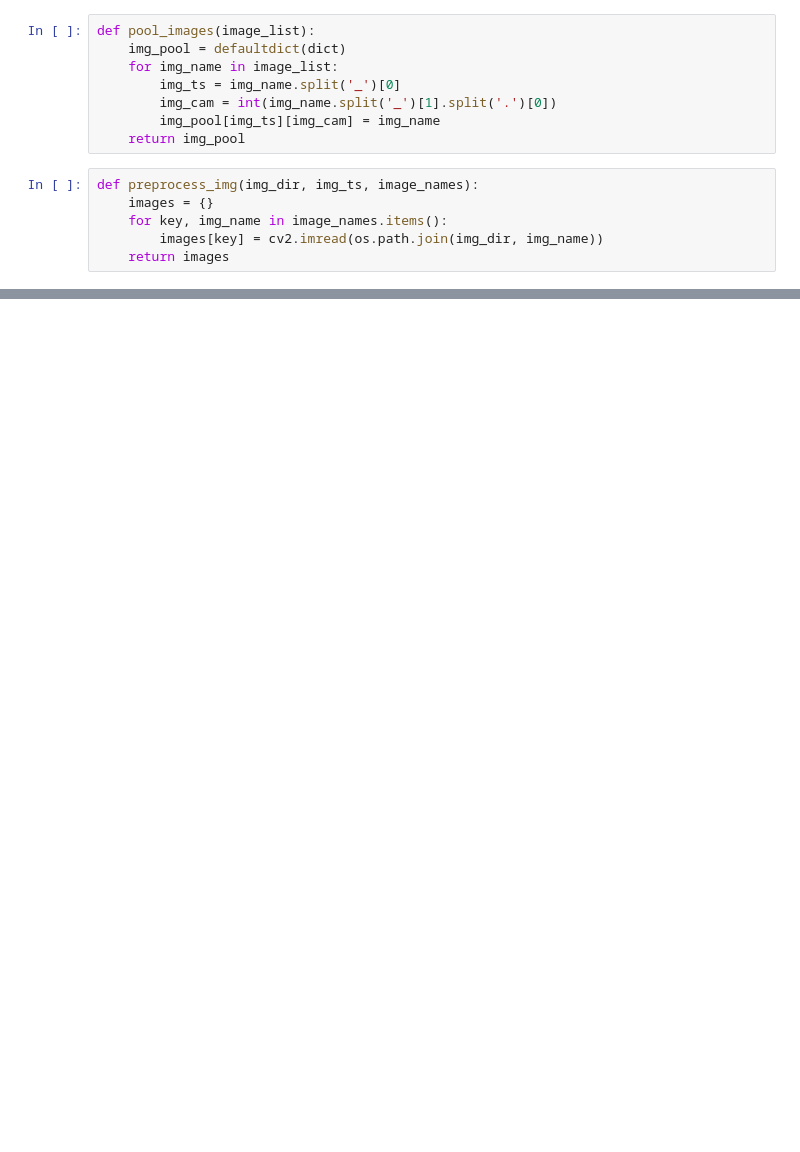
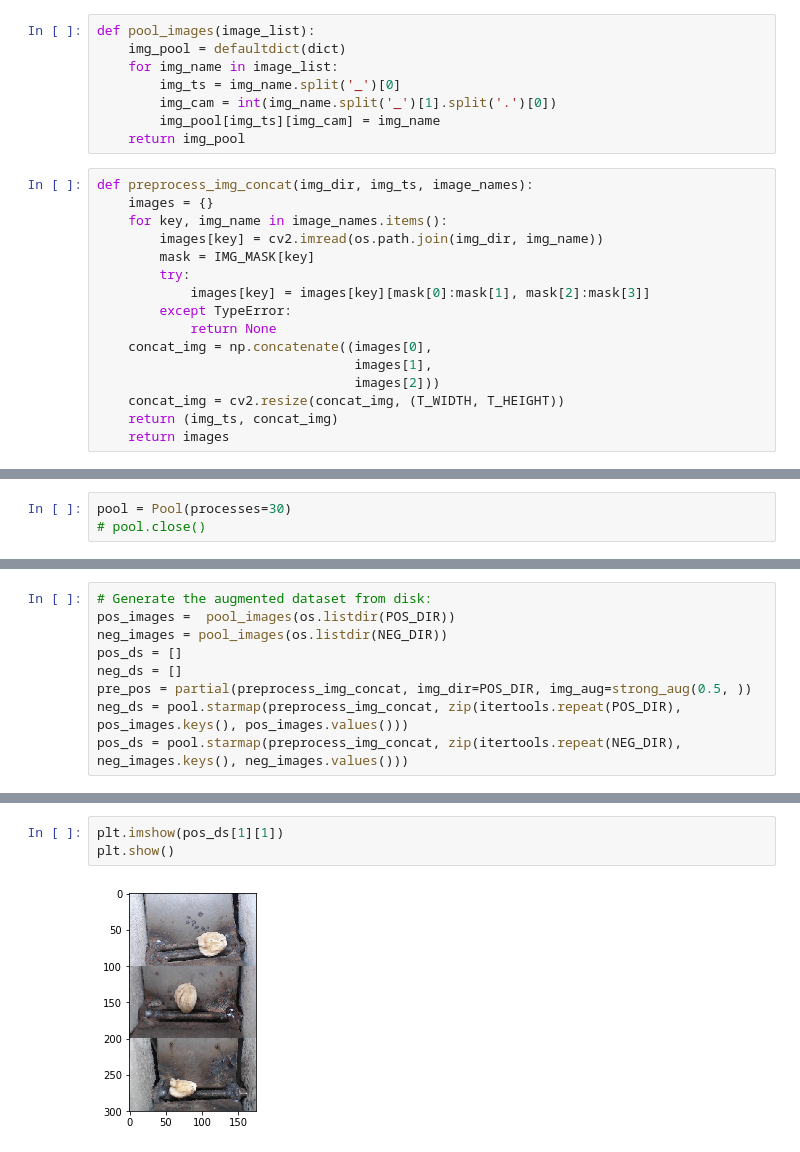
Before and after one commit to dulacarnold/thingsorter, a Jupyter notebook: notebooks/Preprocessing.ipynb, the cells around one changed output, grey strips where cells are left out. Cells and saved outputs as stored; diff of their text form; blank space fills up the shorter version.

```diff
--- a/notebooks/Preprocessing.ipynb
+++ b/notebooks/Preprocessing.ipynb
@@ -22,8 +98,18 @@ def pool_images(image_list):
         img_pool[img_ts][img_cam] = img_name
     return img_pool
 # %%
-def preprocess_img(img_dir, img_ts, image_names):
+def preprocess_img_concat(img_dir, img_ts, image_names):
     images = {}
     for key, img_name in image_names.items():
         images[key] = cv2.imread(os.path.join(img_dir, img_name))
+        mask = IMG_MASK[key]
+        try:
+            images[key] = images[key][mask[0]:mask[1], mask[2]:mask[3]]
+        except TypeError:
+            return None
+    concat_img = np.concatenate((images[0],
+                                 images[1],
+                                 images[2]))
+    concat_img = cv2.resize(concat_img, (T_WIDTH, T_HEIGHT))
+    return (img_ts, concat_img)
     return images
@@ -30 +152,4 @@ def preprocess_img(img_dir, img_ts, image_names):
+# %%
+pool = Pool(processes=30)
+# pool.close()
 # %%
@@ -49,0 +163,9 @@ TypeError: Object does not appear to be a 8-bit string path or a Python file-lik
+# %%
+# Generate the augmented dataset from disk:
+pos_images =  pool_images(os.listdir(POS_DIR))
+neg_images = pool_images(os.listdir(NEG_DIR))
+pos_ds = []
+neg_ds = []
+pre_pos = partial(preprocess_img_concat, img_dir=POS_DIR, img_aug=strong_aug(0.5, ))
+neg_ds = pool.starmap(preprocess_img_concat, zip(itertools.repeat(POS_DIR), pos_images.keys(), pos_images.values()))
+pos_ds = pool.starmap(preprocess_img_concat, zip(itertools.repeat(NEG_DIR), neg_images.keys(), neg_images.values()))
@@ -49,0 +208,5 @@ TypeError: Object does not appear to be a 8-bit string path or a Python file-lik
+# %%
+plt.imshow(pos_ds[1][1])
+plt.show()
+# %% [output]
+[figure, added]
```
Also changed, not shown: parts of 22 cells of this notebook, 4 other files.
